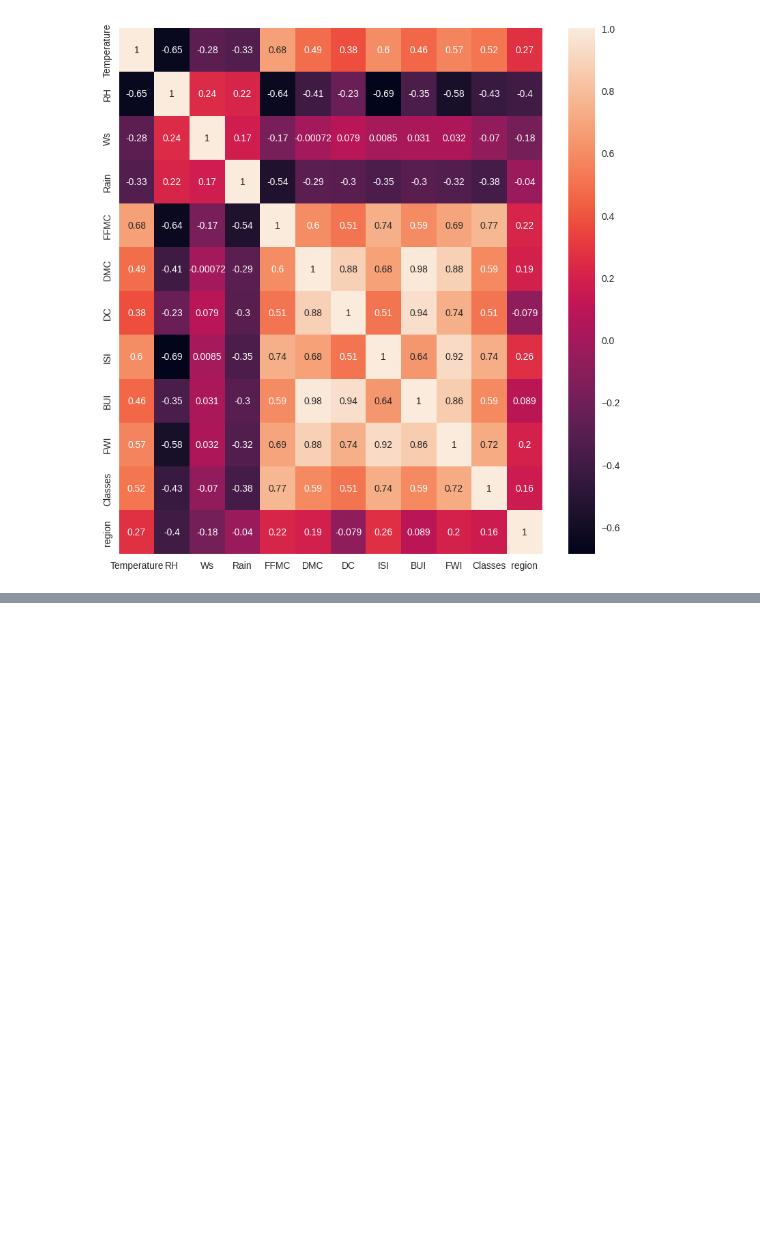
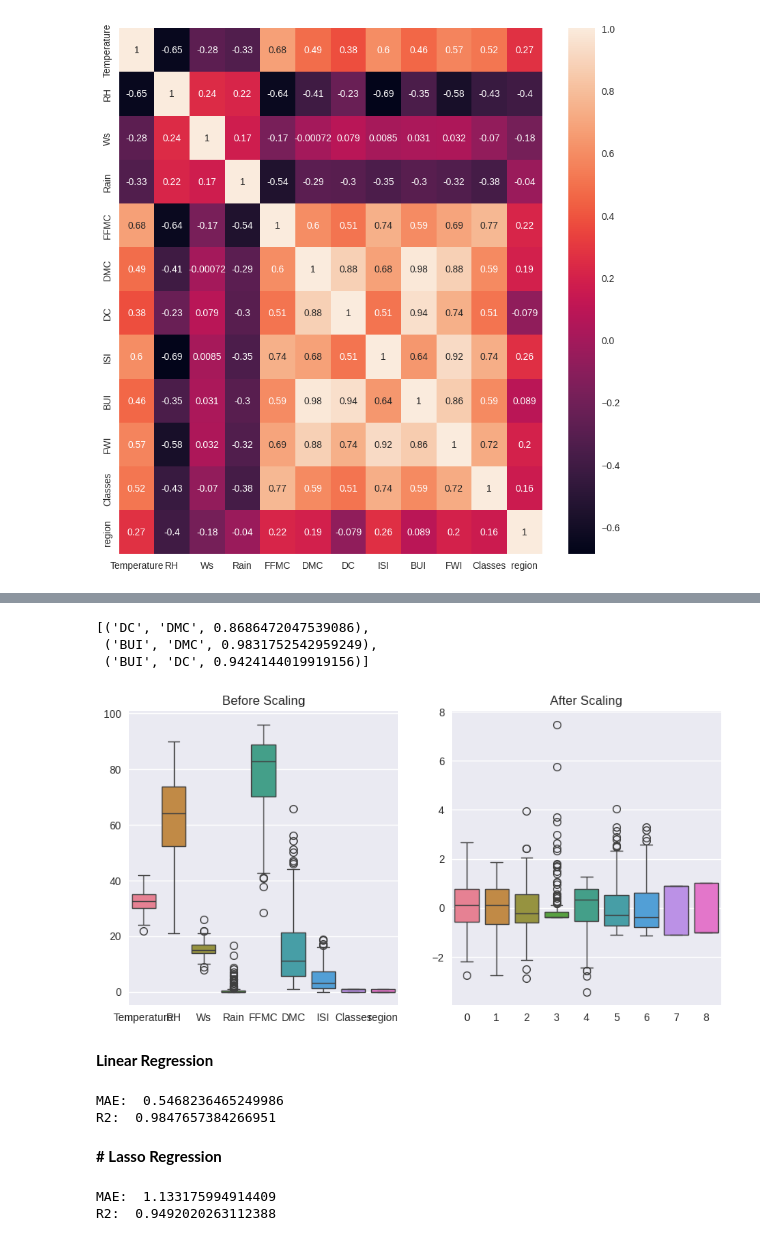
Before and after one commit to sivakrushna-works/AI-Code-Samples, a Jupyter notebook: Data_Cleaning_&_EDA.ipynb, the cells around one changed output, grey strips where cells are left out. Saved outputs shown, nothing was run; the diff lists cells and outputs as text; code cells hidden in the pictures; blank space fills up the shorter version.

```diff
--- a/Data_Cleaning_&_EDA.ipynb
+++ b/Data_Cleaning_&_EDA.ipynb
@@ -380,0 +362,6 @@ plt.show()
+# %%
+X = df_copy.drop('FWI',axis=1)
+y = df_copy['FWI']
+# %%
+from sklearn.model_selection import train_test_split
+X_train, X_test, y_train, y_test = train_test_split(X, y, test_size=0.25, random_state=42)
@@ -380,0 +392,58 @@ plt.show()
+# %%
+corr_features
+# %% [output]
+[('DC', 'DMC', 0.8686472047539086),
+ ('BUI', 'DMC', 0.9831752542959249),
+ ('BUI', 'DC', 0.9424144019919156)]
+# %%
+#drop features based on above correlation
+X_train.drop(['DC','BUI'],axis=1,inplace=True)
+X_test.drop(['DC','BUI'],axis=1,inplace=True)
+# %%
+# standard scaling
+from sklearn.preprocessing import StandardScaler
+scaler = StandardScaler()
+X_train_scaled = scaler.fit_transform(X_train)
+X_test_scaled = scaler.transform(X_test)
+# %%
+# box plot before scale and after scale
+plt.figure(figsize=(10,5))
+plt.subplot(1,2,1)
+sns.boxplot(data=X_train)
+plt.title('Before Scaling')
+plt.subplot(1,2,2)
+sns.boxplot(data=X_train_scaled)
+plt.title('After Scaling')
+plt.show()
+# %% [output]
+[figure, added]
+# %% [markdown]
+**Linear Regression**
+# %%
+from sklearn.linear_model import LinearRegression
+from sklearn.metrics import mean_absolute_error, r2_score
+linear_model = LinearRegression()
+linear_model.fit(X_train_scaled,y_train)
+y_pred = linear_model.predict(X_test_scaled)
+mae = mean_absolute_error(y_test,y_pred)
+r2 = r2_score(y_test,y_pred)
+print('MAE: ',mae)
+print('R2: ',r2)
+# %% [output]
+MAE:  0.5468236465249986
+R2:  0.9847657384266951
+# %% [markdown]
+**# Lasso Regression**
+# %%
+from sklearn.linear_model import Lasso
+from sklearn.metrics import mean_absolute_error, r2_score
+lasso_model = Lasso()
+lasso_model.fit(X_train_scaled,y_train)
+y_pred = lasso_model.predict(X_test_scaled)
+mae = mean_absolute_error(y_test,y_pred)
+r2 = r2_score(y_test,y_pred)
+print('MAE: ',mae)
+print('R2: ',r2)
+# %% [output]
+MAE:  1.133175994914409
+R2:  0.9492020263112388
```
Also changed, not shown: parts of 10 cells of this notebook.
